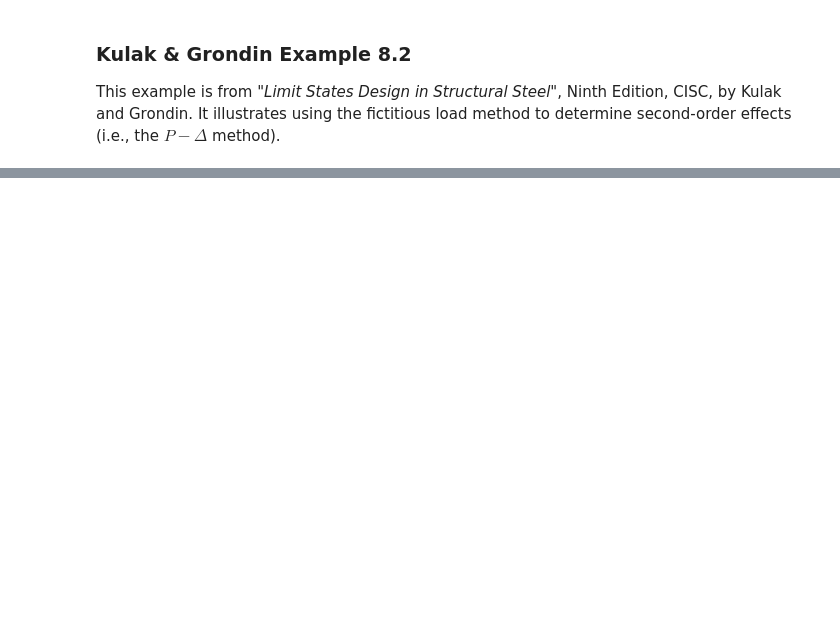
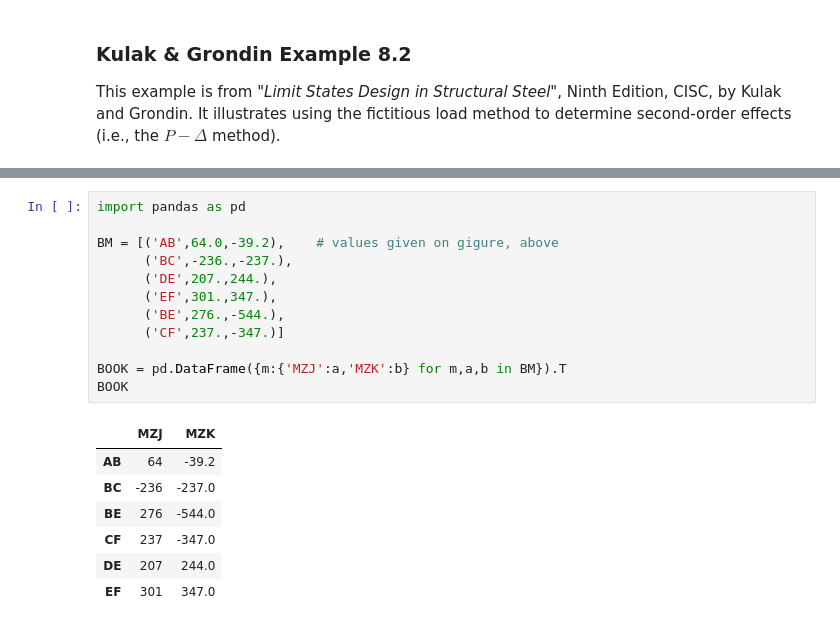
Before and after one commit to nholtz/structural-analysis, a Jupyter notebook: matrix-methods/frame2d-v04/ZZ-test-KG82.ipynb, the cells around one changed output, grey strips where cells are left out. Drawn from its saved outputs; the diff is of its cells as text; blank space fills up the shorter version.

```diff
--- a/matrix-methods/frame2d-v04/ZZ-test-KG82.ipynb
+++ b/matrix-methods/frame2d-v04/ZZ-test-KG82.ipynb
@@ -73,0 +144,20 @@ LC           3.400     -3.400    225.000    225.000      0.000      0.000
+# %%
+import pandas as pd
+
+BM = [('AB',64.0,-39.2),    # values given on gigure, above
+      ('BC',-236.,-237.),
+      ('DE',207.,244.),
+      ('EF',301.,347.),
+      ('BE',276.,-544.),
+      ('CF',237.,-347.)]
+
+BOOK = pd.DataFrame({m:{'MZJ':a,'MZK':b} for m,a,b in BM}).T
+BOOK
+# %% [output]
+|  | MZJ | MZK |
+| AB | 64 | -39.2 |
+| BC | -236 | -237.0 |
+| BE | 276 | -544.0 |
+| CF | 237 | -347.0 |
+| DE | 207 | 244.0 |
+| EF | 301 | 347.0 |
```
Also changed, not shown: parts of 20 cells of this notebook, 4 other files.
